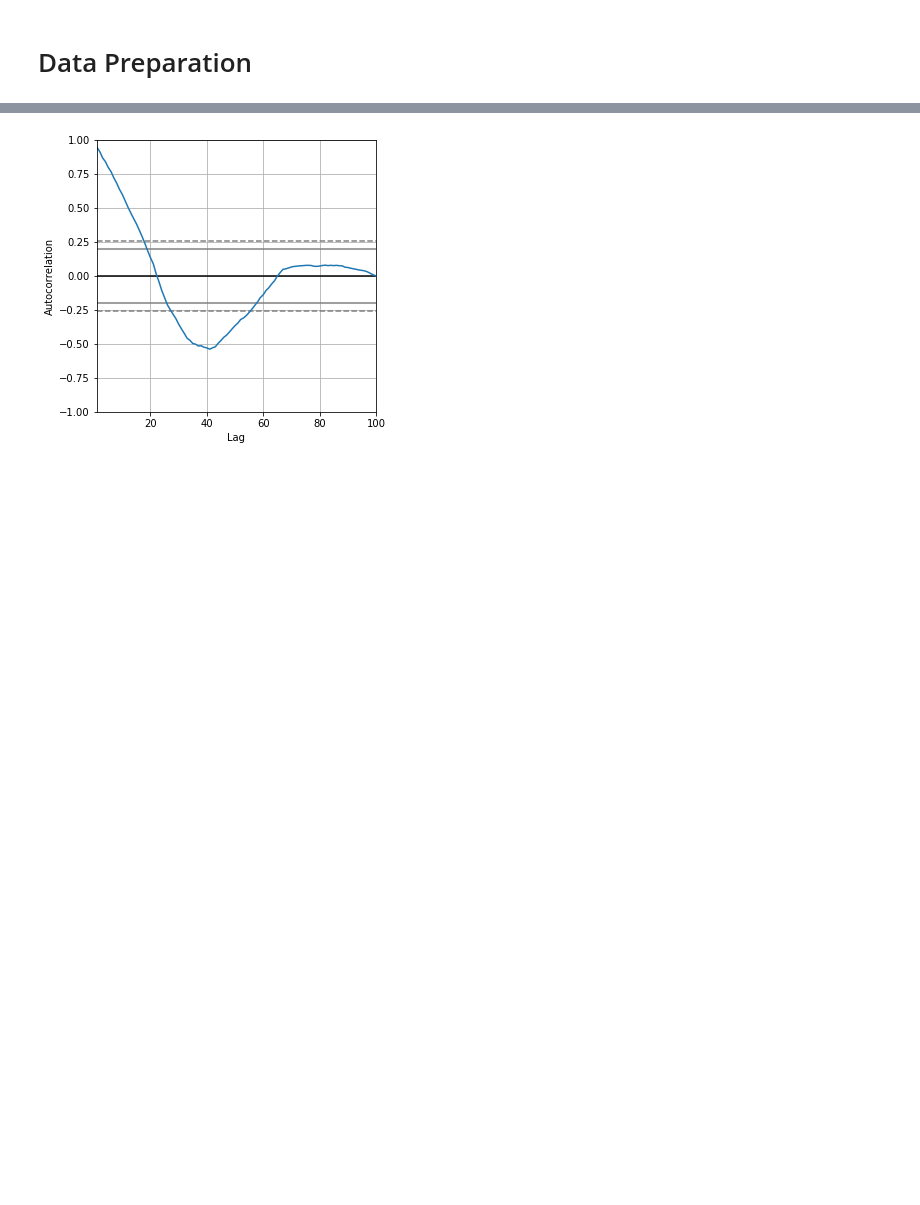
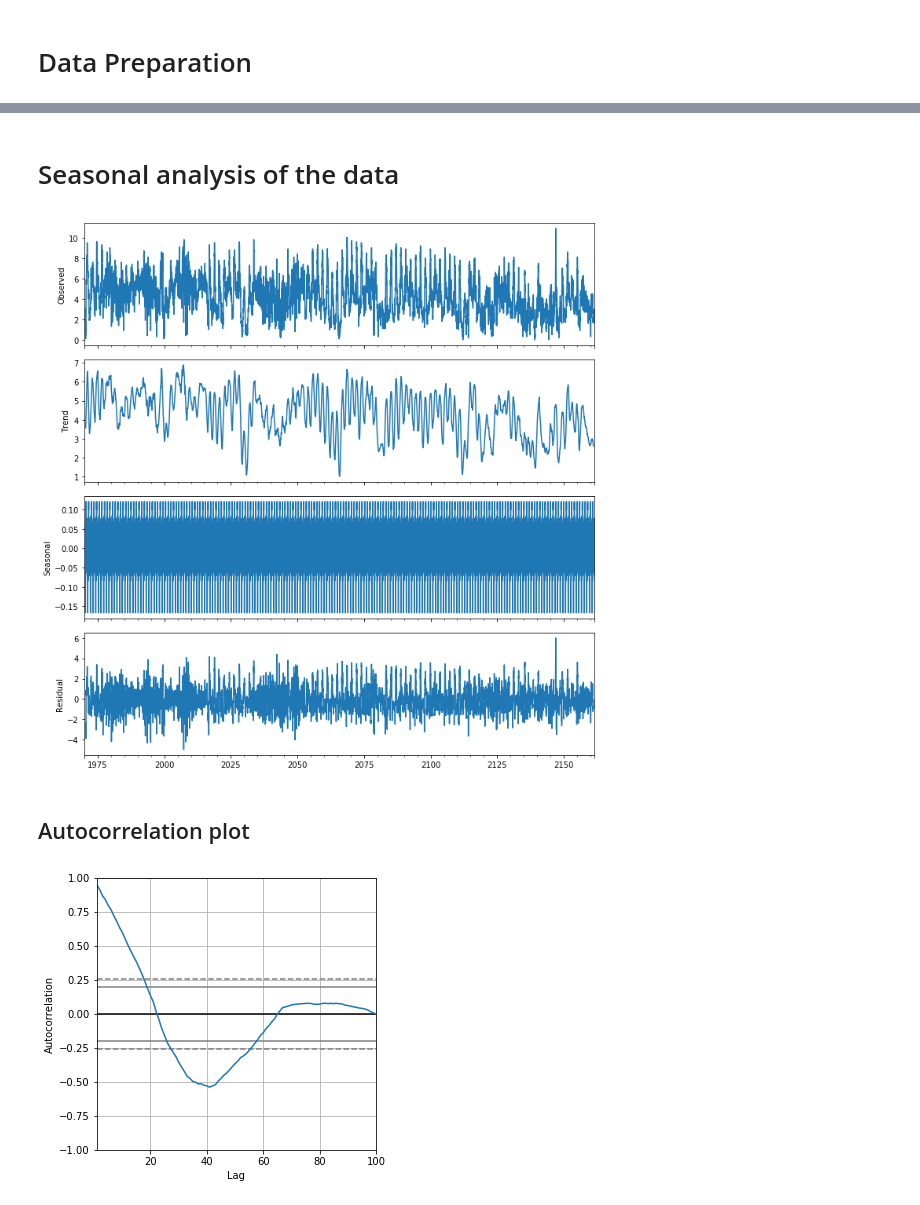
Before and after one commit to leobix/safi, a Jupyter notebook: safi_project_processing.ipynb, the cells around one changed output, grey strips where cells are left out. Cells and saved outputs as stored; diff of their text form; code cells hidden in the pictures; blank space fills up the shorter version.

```diff
--- a/safi_project_processing.ipynb
+++ b/safi_project_processing.ipynb
@@ -131,3 +159,16 @@ NameError: name 'df' is not defined
+# %% [markdown]
+# Seasonal analysis of the data
+# %%
+from statsmodels.tsa.seasonal import seasonal_decompose
+df_speed = data["speed"][:10000]
+df_speed.index = pd.DatetimeIndex(freq="w", start=0, periods=len(df_speed))
+decomposed = seasonal_decompose(df_speed, model='additive')
+x = decomposed.plot() #See note below about this
+plt.show()
+# %% [output]
+[figure, added]
+# %% [markdown]
+## Autocorrelation plot
 # %%
 autocorrelation_plot(y.head(100))
 plt.rcParams["figure.figsize"] = (5,5)
```
Also changed, not shown: parts of 54 cells of this notebook.
